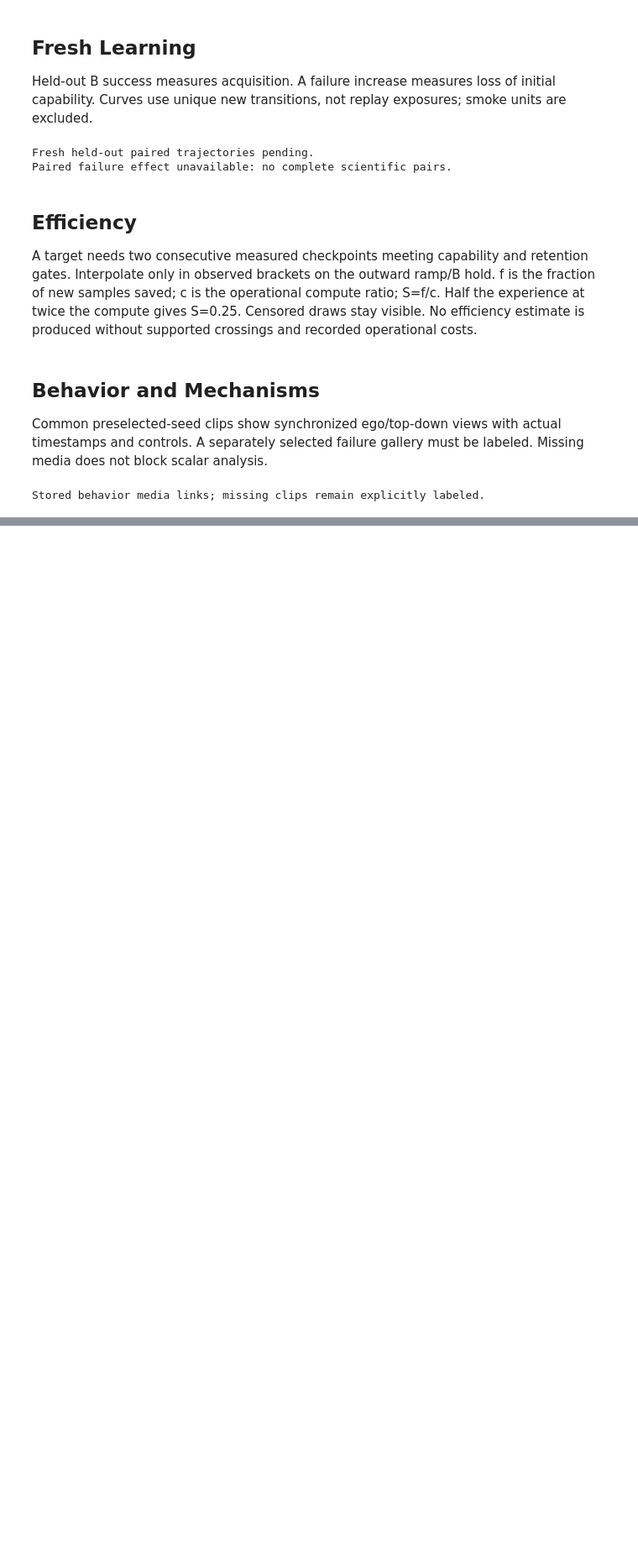
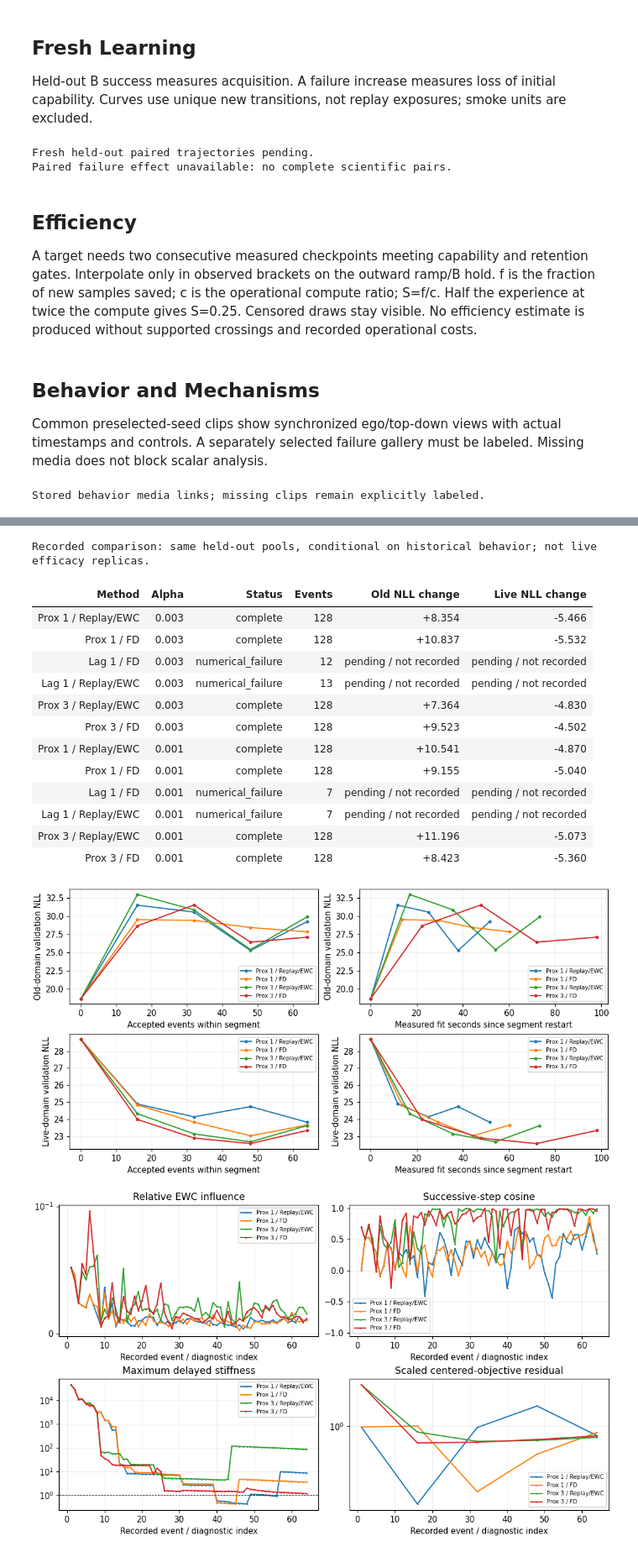
Before and after one commit to wdurno/notebooks, a Jupyter notebook: amari-chenstov-updates/numerical_experiment/picar/plan19_results.ipynb, the cells around one changed output, grey strips where cells are left out. Shown at 84% size. Drawn from its saved outputs; the diff is of its cells as text; code cells hidden in the pictures; blank space fills up the shorter version.

```diff
--- a/amari-chenstov-updates/numerical_experiment/picar/plan19_results.ipynb
+++ b/amari-chenstov-updates/numerical_experiment/picar/plan19_results.ipynb
@@ -44,0 +5,27 @@ Readiness and resource probes describe implementation and operating cost; learni
+# %%
+from pathlib import Path
+import os, sys
+for parent in (Path.cwd(), *Path.cwd().parents):
+    if (parent / 'numerical_experiment/picar').is_dir():
+        sys.path.insert(0, str(parent))
+        break
+import pandas as pd
+from IPython.display import display
+from numerical_experiment.picar import report
+ROOT = report.resolve_root('/home/evan/Documents/notebooks/amari-chenstov-updates/cache/numerical_experiment/picar')  # PICAR_CACHE_ROOT overrides the default
+snapshot = report.load_report(ROOT)
+print(f'Artifacts: {report.root_label(ROOT)} | {snapshot["status"]}')
+print(snapshot['note'])
+display(pd.DataFrame(report.progress_rows(snapshot)))
+if snapshot['live']:
+    display(pd.DataFrame(snapshot['live']))
+from numerical_experiment.picar.phase3_report import progress_rows as development_progress
+from numerical_experiment.picar_initialization.report import historical_phase3_snapshot
+development = development_progress(historical_phase3_snapshot(snapshot))
+if development:
+    display(pd.DataFrame(development))
+from numerical_experiment.picar_initialization.report import display_progress
+display_progress(snapshot)
+from numerical_experiment.picar_solver_repair import report as solver_report
+solver_snapshot = solver_report.load_report('/home/evan/Documents/notebooks/amari-chenstov-updates/cache/numerical_experiment/picar/phase3/solver-fix2-v3')
+solver_report.display_progress(solver_snapshot)
@@ -370,0 +437,5 @@ These are descriptive development panels, not independent training replicas; sam
+# %%
+from numerical_experiment.picar_solver_repair import report as solver_report
+solver_snapshot = solver_report.load_report('/home/evan/Documents/notebooks/amari-chenstov-updates/cache/numerical_experiment/picar/phase3/solver-fix2-v3')
+solver_report.display_diagnostics(solver_snapshot, notebook_dir='/home/evan/Documents/notebooks/amari-chenstov-updates/numerical_experiment/picar')
+# %% [output]
@@ -370,0 +448,16 @@ These are descriptive development panels, not independent training replicas; sam
+Recorded comparison: same held-out pools, conditional on historical behavior; not live efficacy replicas.
+| Method | Alpha | Status | Events | Old NLL change | Live NLL change |
+| Prox 1 / Replay/EWC | 0.003 | complete | 128 | +8.354 | -5.466 |
+| Prox 1 / FD | 0.003 | complete | 128 | +10.837 | -5.532 |
+| Lag 1 / FD | 0.003 | numerical_failure | 12 | pending / not recorded | pending / not recorded |
+| Lag 1 / Replay/EWC | 0.003 | numerical_failure | 13 | pending / not recorded | pending / not recorded |
+| Prox 3 / Replay/EWC | 0.003 | complete | 128 | +7.364 | -4.830 |
+| Prox 3 / FD | 0.003 | complete | 128 | +9.523 | -4.502 |
+| Prox 1 / Replay/EWC | 0.001 | complete | 128 | +10.541 | -4.870 |
+| Prox 1 / FD | 0.001 | complete | 128 | +9.155 | -5.040 |
+| Lag 1 / FD | 0.001 | numerical_failure | 7 | pending / not recorded | pending / not recorded |
+| Lag 1 / Replay/EWC | 0.001 | numerical_failure | 7 | pending / not recorded | pending / not recorded |
+| Prox 3 / Replay/EWC | 0.001 | complete | 128 | +11.196 | -5.073 |
+| Prox 3 / FD | 0.001 | complete | 128 | +8.423 | -5.360 |
+[figure, added]
+[figure, added]
```
Also changed, not shown: parts of 14 cells of this notebook, 38 other files.
